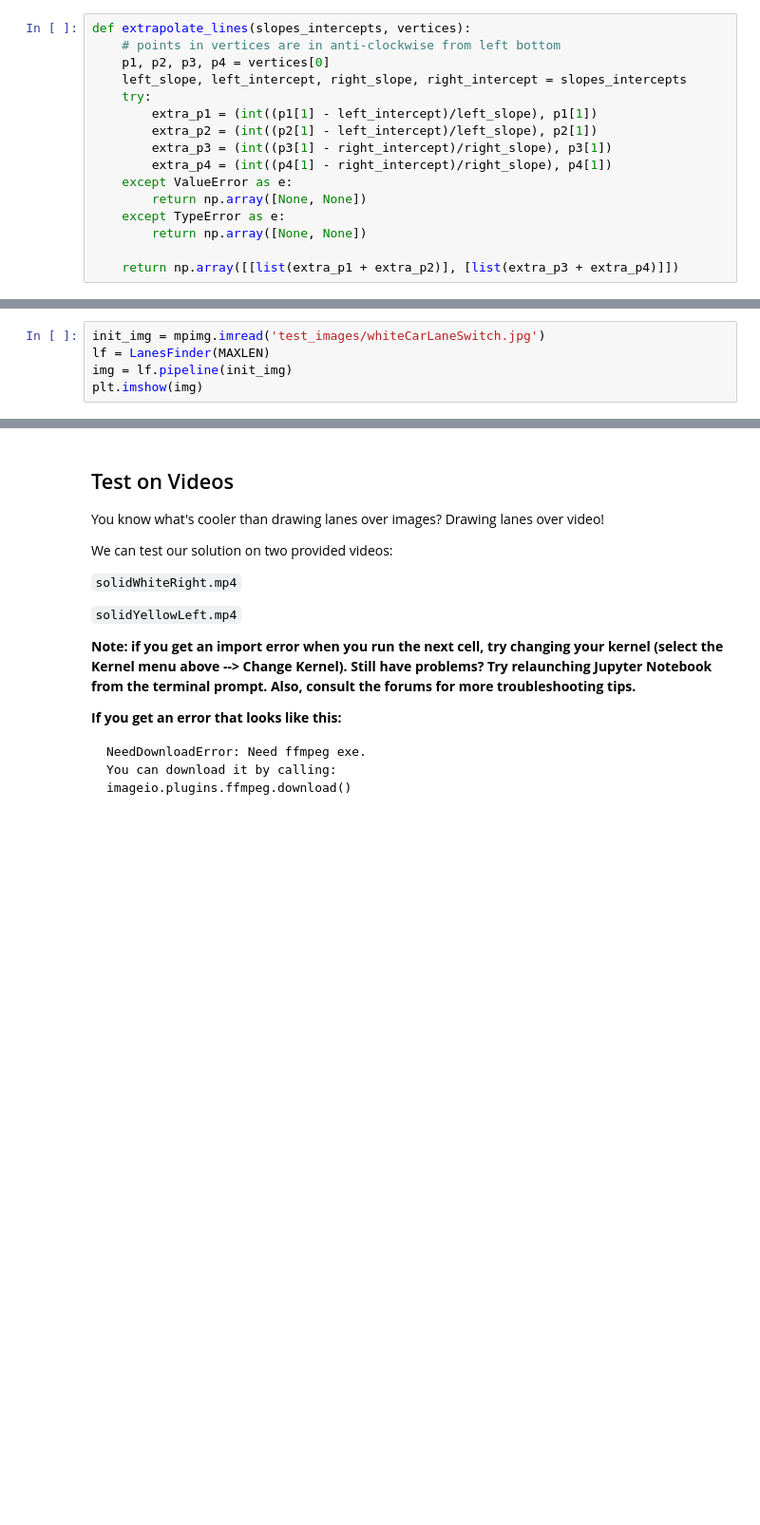
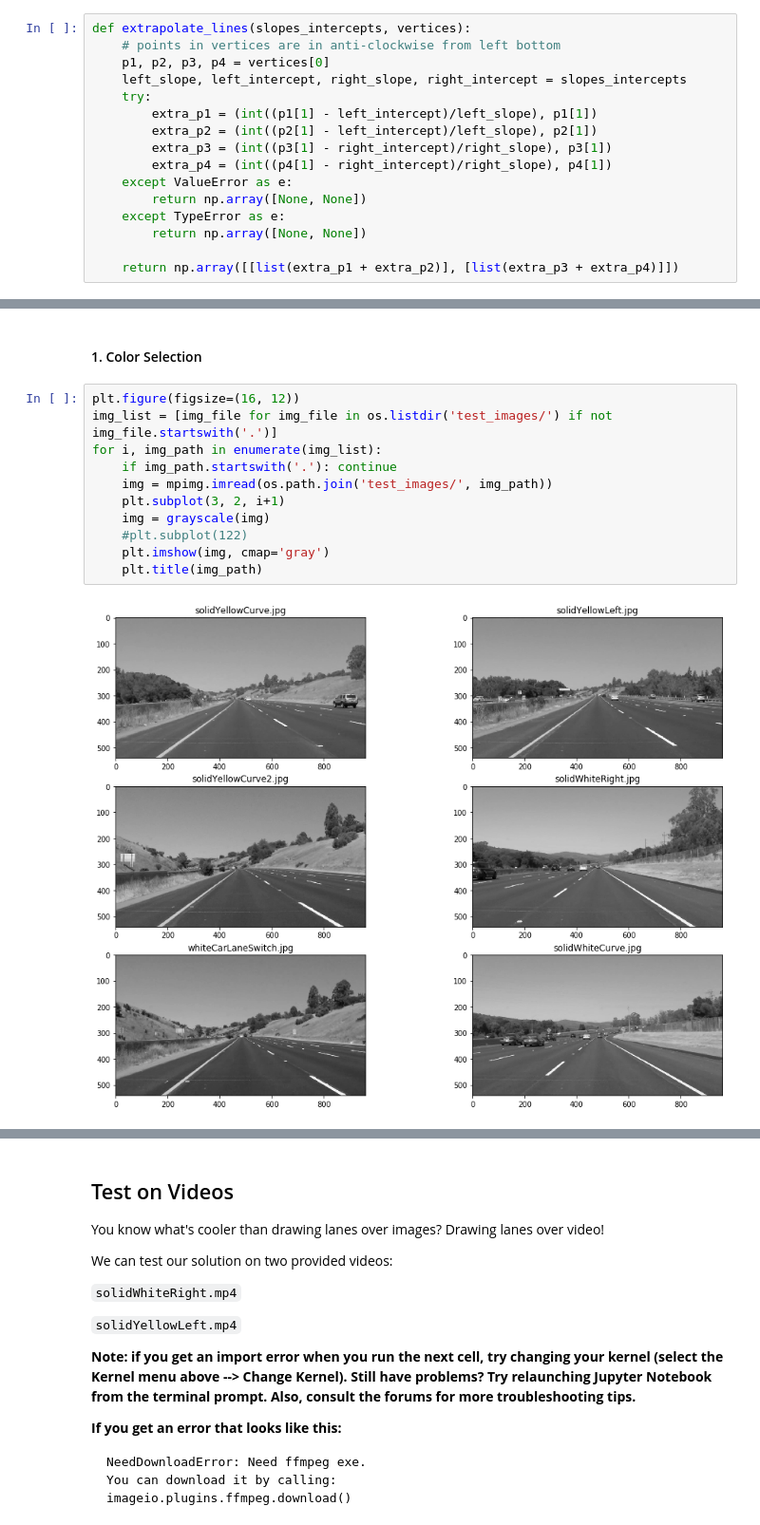
Before and after one commit to Jetafull/CarND-LaneLines, a Jupyter notebook: P1.ipynb, the cells around one changed output, grey strips where cells are left out. Shown at 95% size. Drawn from its saved outputs; the diff is of its cells as text; blank space fills up the shorter version.

```diff
--- a/P1.ipynb
+++ b/P1.ipynb
@@ -306,8 +303,3 @@ class LanesFinder(object):
         draw_lines(lines_img, lines, thickness=8)
         w_img = weighted_img(lines_img, init_img)
         return w_img
-# %%
-init_img = mpimg.imread('test_images/whiteCarLaneSwitch.jpg')
-lf = LanesFinder(MAXLEN)
-img = lf.pipeline(init_img)
-plt.imshow(img)
@@ -316,0 +315,15 @@ plt.imshow(img)
+# %% [markdown]
+#### 1. Color Selection
+# %%
+plt.figure(figsize=(16, 12))
+img_list = [img_file for img_file in os.listdir('test_images/') if not img_file.startswith('.')]
+for i, img_path in enumerate(img_list):
+    if img_path.startswith('.'): continue
+    img = mpimg.imread(os.path.join('test_images/', img_path))
+    plt.subplot(3, 2, i+1)
+    img = grayscale(img)
+    #plt.subplot(122)
+    plt.imshow(img, cmap='gray')
+    plt.title(img_path)
+# %% [output]
+[figure, added]
```
Also changed, not shown: parts of 12 cells of this notebook, 6 other files.
